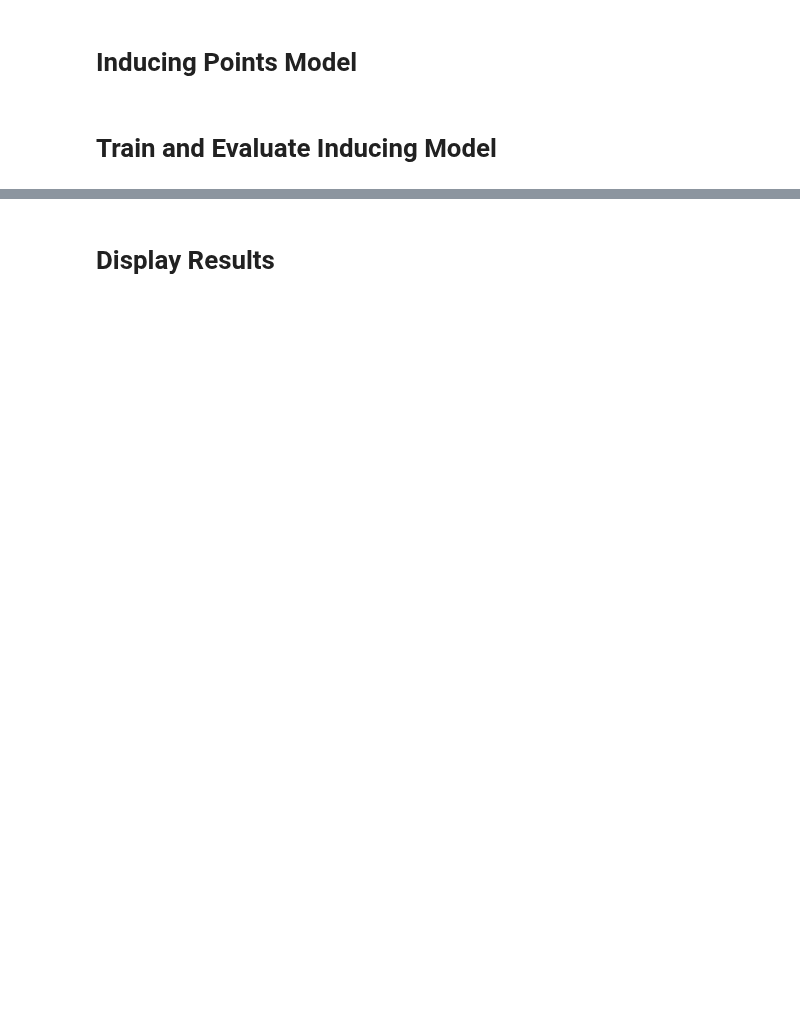
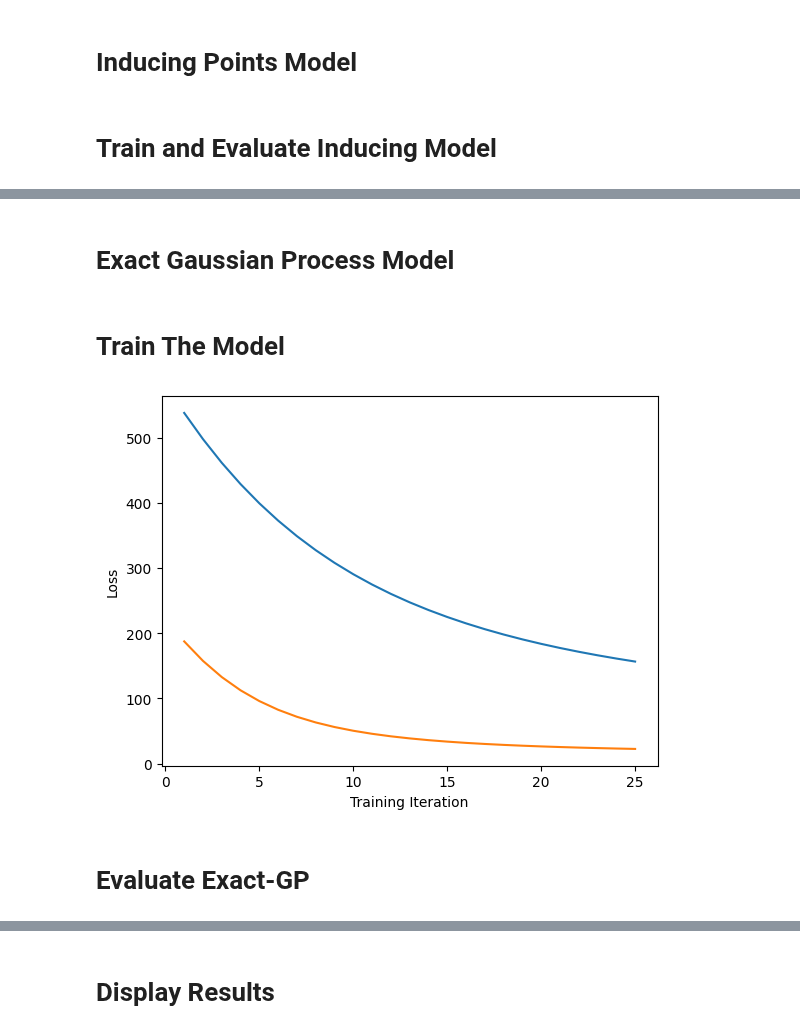
Before and after one commit to Sabelz/Master_Thesis_Alexander, a Jupyter notebook: GPs/ConcreteGPs.ipynb, the cells around one changed output, grey strips where cells are left out. Cells and saved outputs as stored; diff of their text form; code cells hidden in the pictures; blank space fills up the shorter version.

```diff
--- a/GPs/ConcreteGPs.ipynb
+++ b/GPs/ConcreteGPs.ipynb
@@ -332,0 +366,44 @@ with torch.no_grad(), gpytorch.settings.fast_pred_var():
+# %% [markdown]
+# Exact Gaussian Process Model
+# %%
+exact_likelihood_concrete = gpytorch.likelihoods.GaussianLikelihood() # Likelihood
+exact_mean_concrete = gpytorch.means.ConstantMean() # Mean
+exact_kernel_concrete = gpytorch.kernels.MaternKernel() # Kernel
+exact_model_concrete = exactGP(x_train_concrete,
+                             y_train_concrete,
+                             exact_likelihood_concrete,
+                             exact_mean_concrete,
+                             exact_kernel_concrete) # exactGP defined in utils/Models.ipynb
+exact_model_concrete = exact_model_concrete.to(device) # Move model to device, defined in utils/models.ipynb
+
+
+# Standardized version
+
+exact_likelihood_concrete_standardized = gpytorch.likelihoods.GaussianLikelihood() # Likelihood
+exact_mean_concrete_standardized = gpytorch.means.ConstantMean() # Mean
+exact_kernel_concrete_standardized = gpytorch.kernels.MaternKernel() # Kernel
+exact_model_concrete_standardized = exactGP(x_train_concrete_standardized,
+                             y_train_concrete,
+                             exact_likelihood_concrete_standardized,
+                             exact_mean_concrete_standardized,
+                             exact_kernel_concrete_standardized) # exactGP defined in utils/Models.ipynb
+exact_model_concrete_standardized = exact_model_concrete_standardized.to(device) # Move model to device, defined in utils/models.ipynb
+# %% [markdown]
+# Train The Model
+# %%
+train_time_exact_concrete = train(exact_model_concrete,
+                                 exact_likelihood_concrete,
+                                 x_train_concrete,
+                                 y_train_concrete,
+                                 training_iter= 25) # train is defined in utils/functions.ipynb
+
+
+train_time_exact_concrete_standardized = train(exact_model_concrete_standardized,
+                                 exact_likelihood_concrete_standardized,
+                                 x_train_concrete_standardized,
+                                 y_train_concrete,
+                                 training_iter= 25) # train is defined in utils/functions.ipynb
+# %% [output]
+[figure, added]
+# %% [markdown]
+# Evaluate Exact-GP
```
Also changed, not shown: parts of 24 cells of this notebook.
